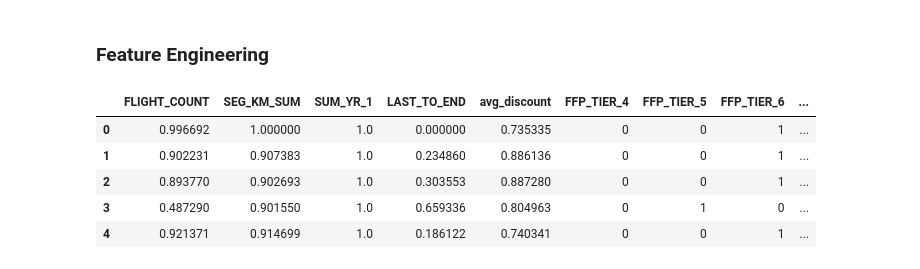
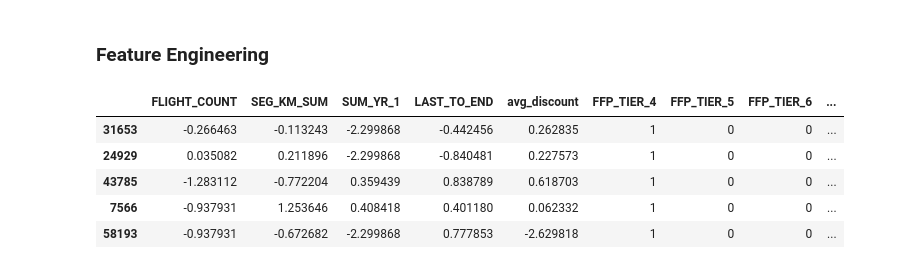
Before and after one commit to FiZufa/Rakamin-Homework, a Jupyter notebook: week16_unsupervised_learning/2_Data_preprocessing.ipynb, the cells around one changed output. Drawn from its saved outputs; the diff is of its cells as text; code cells hidden in the pictures.

```diff
--- a/week16_unsupervised_learning/2_Data_preprocessing.ipynb
+++ b/week16_unsupervised_learning/2_Data_preprocessing.ipynb
@@ -326,6 +348,6 @@ Min-Max scaling
 # %%
-from sklearn.preprocessing import MinMaxScaler
+from sklearn.preprocessing import StandardScaler
 
-scaler = MinMaxScaler()
+scaler = StandardScaler()
 
 selected_flight_df[selected_features] = scaler.fit_transform(selected_flight_df[selected_features])
@@ -374,12 +388,12 @@ selected_flight_df.tail(20)
 # %%
 selected_flight_df['TOTAL_DISTANCE'] = selected_flight_df['SEG_KM_SUM'] * selected_flight_df['FLIGHT_COUNT']
 # %%
-selected_flight_df.head(5)
+selected_flight_df.sample(5)
 # %% [output]
 |  | FLIGHT_COUNT | SEG_KM_SUM | SUM_YR_1 | LAST_TO_END | avg_discount | FFP_TIER_4 | FFP_TIER_5 | FFP_TIER_6 | ... |
-| 0 | 0.996692 | 1.000000 | 1.0 | 0.000000 | 0.735335 | 0 | 0 | 1 | ... |
-| 1 | 0.902231 | 0.907383 | 1.0 | 0.234860 | 0.886136 | 0 | 0 | 1 | ... |
-| 2 | 0.893770 | 0.902693 | 1.0 | 0.303553 | 0.887280 | 0 | 0 | 1 | ... |
-| 3 | 0.487290 | 0.901550 | 1.0 | 0.659336 | 0.804963 | 0 | 1 | 0 | ... |
-| 4 | 0.921371 | 0.914699 | 1.0 | 0.186122 | 0.740341 | 0 | 0 | 1 | ... |
+| 31653 | -0.266463 | -0.113243 | -2.299868 | -0.442456 | 0.262835 | 1 | 0 | 0 | ... |
+| 24929 | 0.035082 | 0.211896 | -2.299868 | -0.840481 | 0.227573 | 1 | 0 | 0 | ... |
+| 43785 | -1.283112 | -0.772204 | 0.359439 | 0.838789 | 0.618703 | 1 | 0 | 0 | ... |
+| 7566 | -0.937931 | 1.253646 | 0.408418 | 0.401180 | 0.062332 | 1 | 0 | 0 | ... |
+| 58193 | -0.937931 | -0.672682 | -2.299868 | 0.777853 | -2.629818 | 1 | 0 | 0 | ... |
 # %%
```
Also changed, not shown: parts of 10 cells of this notebook, 3 other files.
